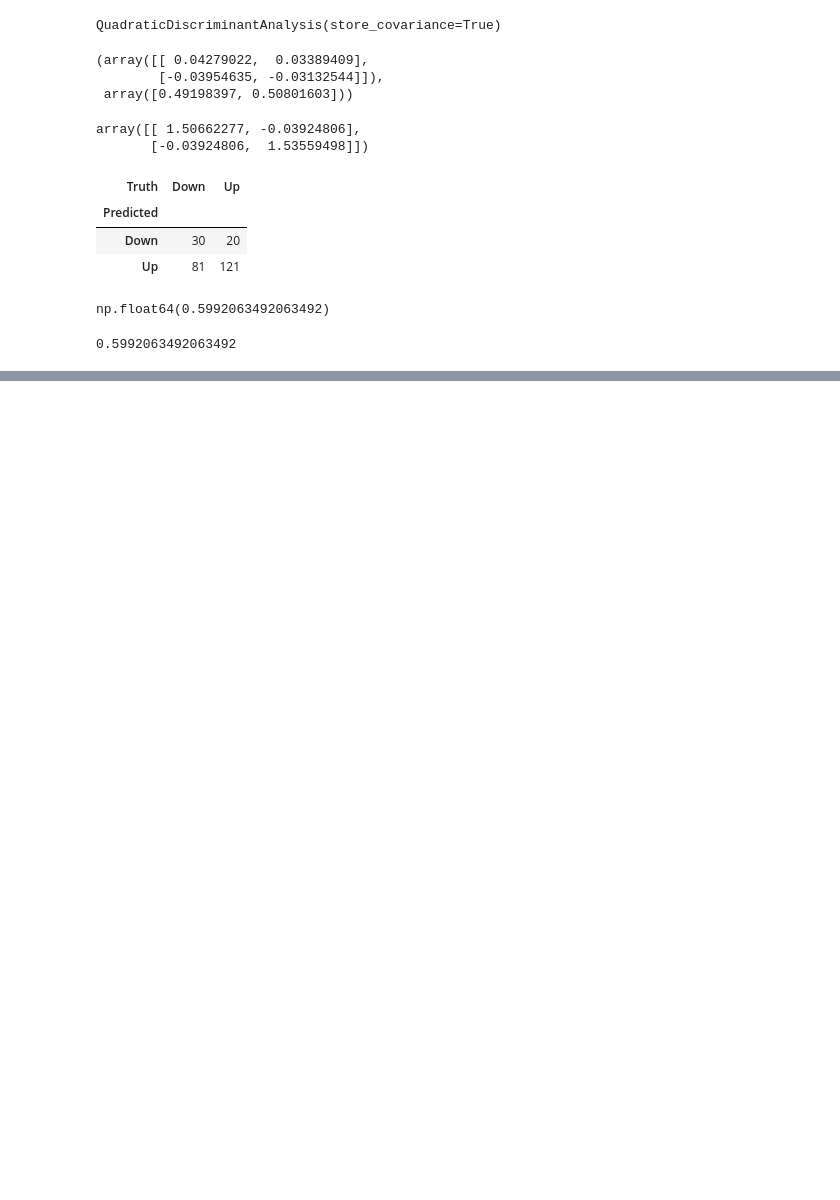
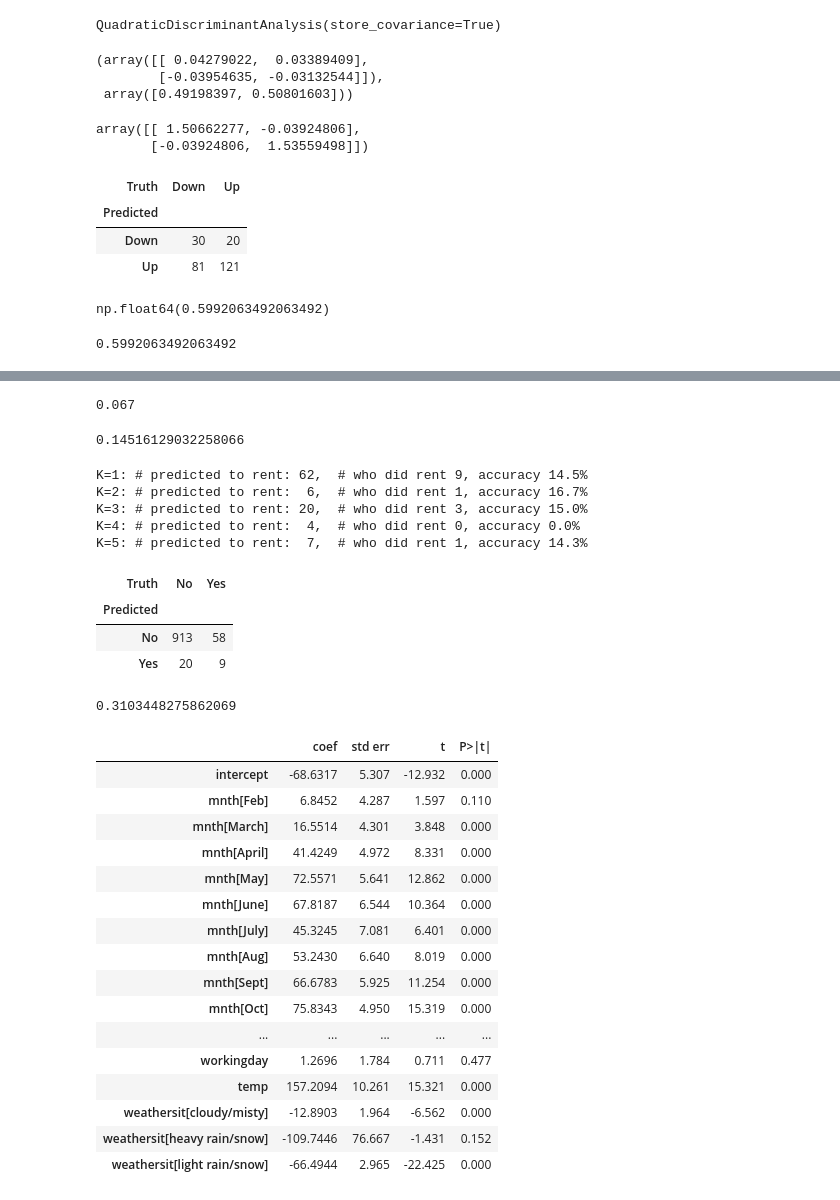
Before and after one commit to aravisv/islp-learning, a Jupyter notebook: Chapter_04_Classification/exercise_code/lab.ipynb, the cells around one changed output, grey strips where cells are left out. Cells and saved outputs as stored; diff of their text form; code cells hidden in the pictures; blank space fills up the shorter version.

```diff
--- a/Chapter_04_Classification/exercise_code/lab.ipynb
+++ b/Chapter_04_Classification/exercise_code/lab.ipynb
@@ -290,0 +484,10 @@ Naive Bayes
+# %%
+# % of actual number of ppl buying the insurance in test set
+(58 + 9) / 1000
+# %% [output]
+0.067
+# %%
+# % of ppl actually buying from the total prediction buy counts
+9 / (9 + 53)
+# %% [output]
+0.14516129032258066
@@ -290,0 +499,24 @@ Naive Bayes
+# %%
+"""
+number of neighbours are called as tuning or hyperparameter
+in order to check which number of K produces best fit, we need to iterate the KNN classifier in a loop
+"""
+for K in range(1,6):
+    knn = KNeighborsClassifier(n_neighbors=K)
+    knn_pred = knn.fit(X_train, y_train).predict(X_test)
+    C = confusion_table(knn_pred, y_test)
+    templ = ('K={0:d}: # predicted to rent: {1:>2},' +
+            '  # who did rent {2:d}, accuracy {3:.1%}')
+    pred = C.loc['Yes'].sum()
+    did_rent = C.loc['Yes','Yes']
+    print(templ.format(
+          K,
+          pred,
+          did_rent,
+          did_rent / pred))
+# %% [output]
+K=1: # predicted to rent: 62,  # who did rent 9, accuracy 14.5%
+K=2: # predicted to rent:  6,  # who did rent 1, accuracy 16.7%
+K=3: # predicted to rent: 20,  # who did rent 3, accuracy 15.0%
+K=4: # predicted to rent:  4,  # who did rent 0, accuracy 0.0%
+K=5: # predicted to rent:  7,  # who did rent 1, accuracy 14.3%
@@ -290,0 +527,22 @@ Naive Bayes
+# %%
+# use a large C value, in order for the logistic regression to run
+# solver = liblinear to avoid the warning that the model does not converge
+# liblinear can only be used for binary classification
+logit = LogisticRegression(C=1e10, solver='liblinear')
+
+logit.fit(X_train, y_train)
+logit_pred = logit.predict_proba(X_test)
+
+# set the threshold to 0.25
+logit_labels = np.where(logit_pred[:,1] > .25, 'Yes', 'No')
+confusion_table(logit_labels, y_test)
+# %% [output]
+| Truth | No | Yes |
+| Predicted |  |  |
+| No | 913 | 58 |
+| Yes | 20 | 9 |
+# %%
+# % of ppl actually buying from the total prediction buy counts
+9 / (9 + 20)
+# %% [output]
+0.3103448275862069
@@ -290,0 +553,24 @@ Naive Bayes
+# %%
+Bike = load_data('Bikeshare')
+X = MS(['mnth', 'hr', 'workingday', 'temp', 'weathersit']).fit_transform(Bike)
+Y = Bike['bikers']
+M_lm = sm.OLS(Y, X).fit()
+summarize(M_lm)
+# %% [output]
+|  | coef | std err | t | P>|t| |
+| intercept | -68.6317 | 5.307 | -12.932 | 0.000 |
+| mnth[Feb] | 6.8452 | 4.287 | 1.597 | 0.110 |
+| mnth[March] | 16.5514 | 4.301 | 3.848 | 0.000 |
+| mnth[April] | 41.4249 | 4.972 | 8.331 | 0.000 |
+| mnth[May] | 72.5571 | 5.641 | 12.862 | 0.000 |
+| mnth[June] | 67.8187 | 6.544 | 10.364 | 0.000 |
+| mnth[July] | 45.3245 | 7.081 | 6.401 | 0.000 |
+| mnth[Aug] | 53.2430 | 6.640 | 8.019 | 0.000 |
+| mnth[Sept] | 66.6783 | 5.925 | 11.254 | 0.000 |
+| mnth[Oct] | 75.8343 | 4.950 | 15.319 | 0.000 |
+| ... | ... | ... | ... | ... |
+| workingday | 1.2696 | 1.784 | 0.711 | 0.477 |
+| temp | 157.2094 | 10.261 | 15.321 | 0.000 |
+| weathersit[cloudy/misty] | -12.8903 | 1.964 | -6.562 | 0.000 |
+| weathersit[heavy rain/snow] | -109.7446 | 76.667 | -1.431 | 0.152 |
+| weathersit[light rain/snow] | -66.4944 | 2.965 | -22.425 | 0.000 |
```
Also changed, not shown: parts of 45 cells of this notebook, 1 other file.
